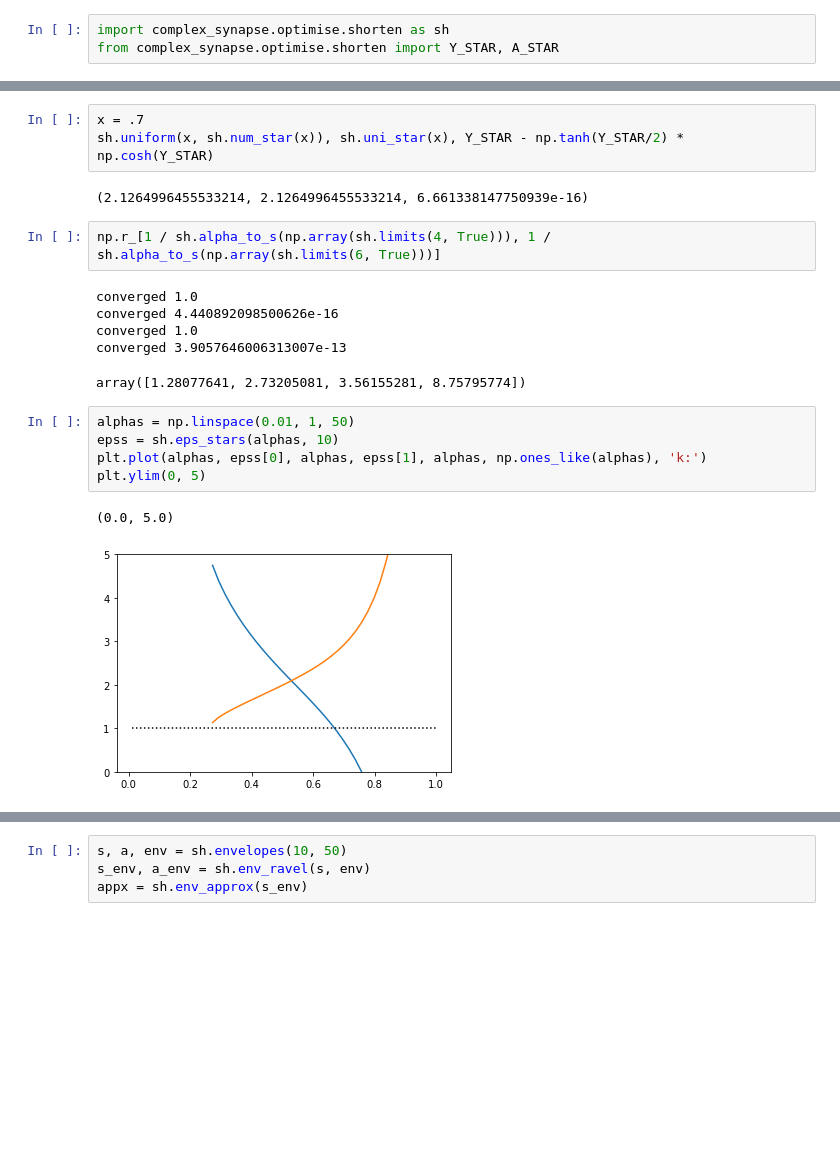
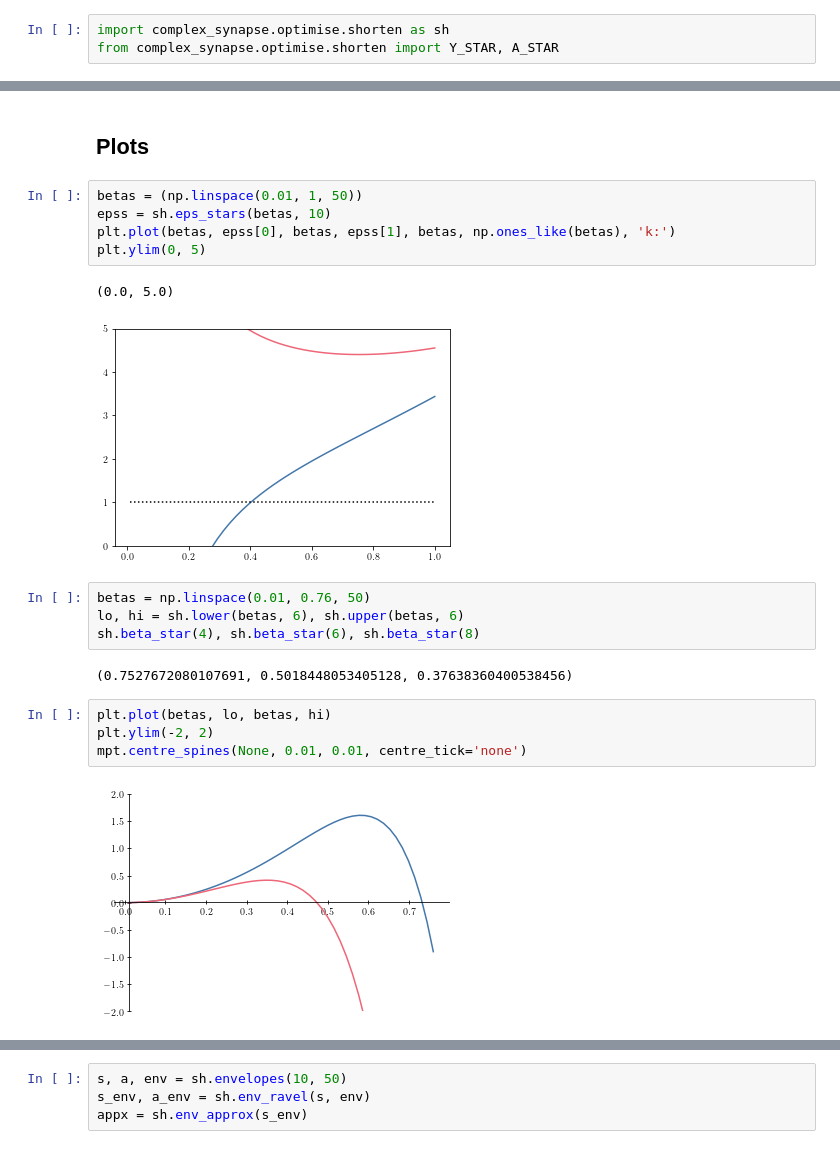
Before and after one commit to ganguli-lab/Complex_Synapse, a Jupyter notebook: Notebooks/heuristic_shorten.ipynb, the cells around one changed output, grey strips where cells are left out. Saved outputs shown, nothing was run; the diff lists cells and outputs as text; blank space fills up the shorter version.

Commit message:
shorten.py: alpha -> beta

```diff
--- a/Notebooks/heuristic_shorten.ipynb
+++ b/Notebooks/heuristic_shorten.ipynb
@@ -21,21 +48,22 @@ Y_STAR, (A_STAR * np.sqrt(2))
-# %%
-x = .7
-sh.uniform(x, sh.num_star(x)), sh.uni_star(x), Y_STAR - np.tanh(Y_STAR/2) * np.cosh(Y_STAR)
-# %% [output]
-(2.1264996455533214, 2.1264996455533214, 6.661338147750939e-16)
-# %%
-np.r_[1 / sh.alpha_to_s(np.array(sh.limits(4, True))), 1 / sh.alpha_to_s(np.array(sh.limits(6, True)))]
-# %% [output]
-converged 1.0
-converged 4.440892098500626e-16
-converged 1.0
-converged 3.9057646006313007e-13
-array([1.28077641, 2.73205081, 3.56155281, 8.75795774])
+# %% [markdown]
+## Plots
 # %%
-alphas = np.linspace(0.01, 1, 50)
-epss = sh.eps_stars(alphas, 10)
-plt.plot(alphas, epss[0], alphas, epss[1], alphas, np.ones_like(alphas), 'k:')
+betas = (np.linspace(0.01, 1, 50))
+epss = sh.eps_stars(betas, 10)
+plt.plot(betas, epss[0], betas, epss[1], betas, np.ones_like(betas), 'k:')
 plt.ylim(0, 5)
 # %% [output]
 (0.0, 5.0)
-[figure, old version]
+[figure, new version]
+# %%
+betas = np.linspace(0.01, 0.76, 50)
+lo, hi = sh.lower(betas, 6), sh.upper(betas, 6)
+sh.beta_star(4), sh.beta_star(6), sh.beta_star(8)
+# %% [output]
+(0.7527672080107691, 0.5018448053405128, 0.37638360400538456)
+# %%
+plt.plot(betas, lo, betas, hi)
+plt.ylim(-2, 2)
+mpt.centre_spines(None, 0.01, 0.01, centre_tick='none')
+# %% [output]
+[figure, added]
```
Also changed, not shown: parts of 19 cells of this notebook, 2 other files.
